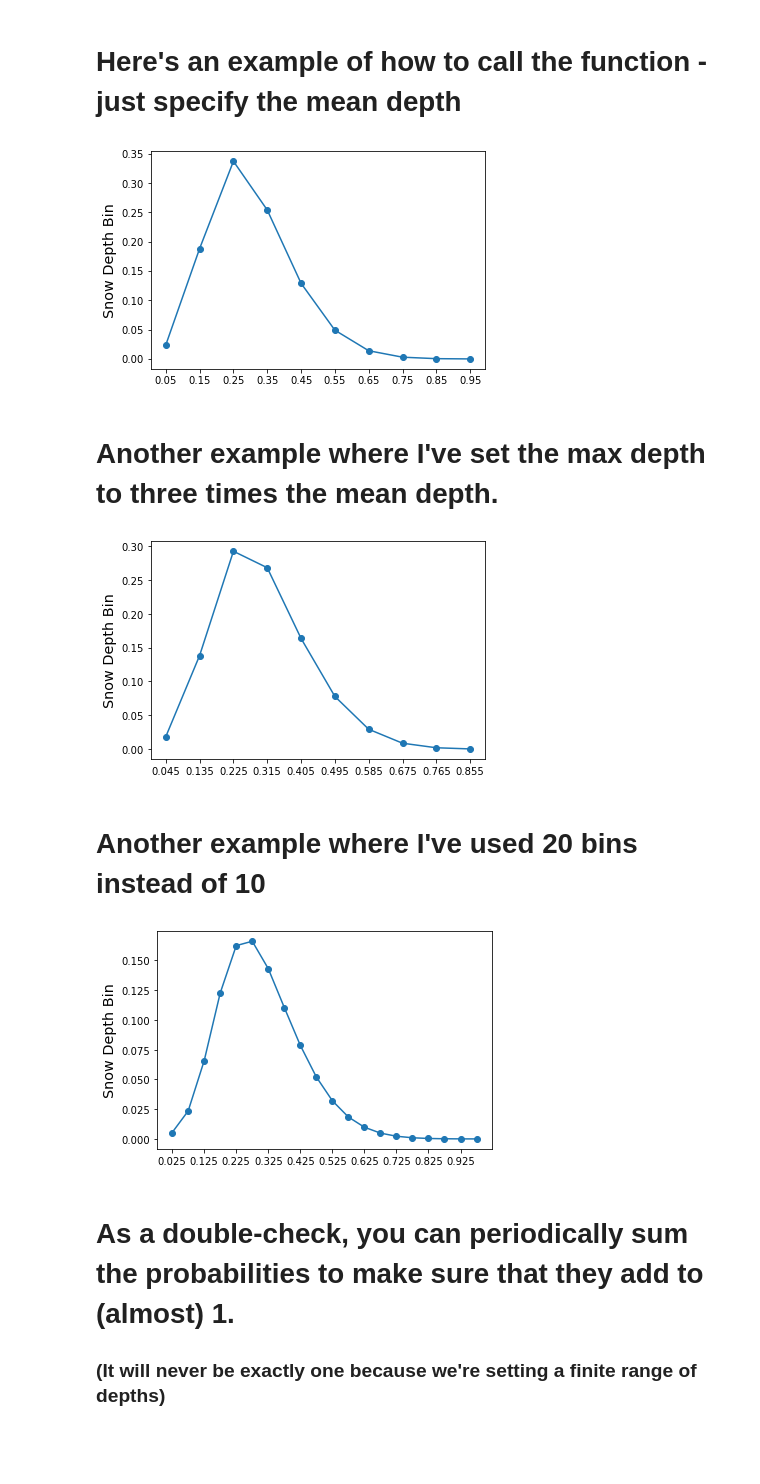
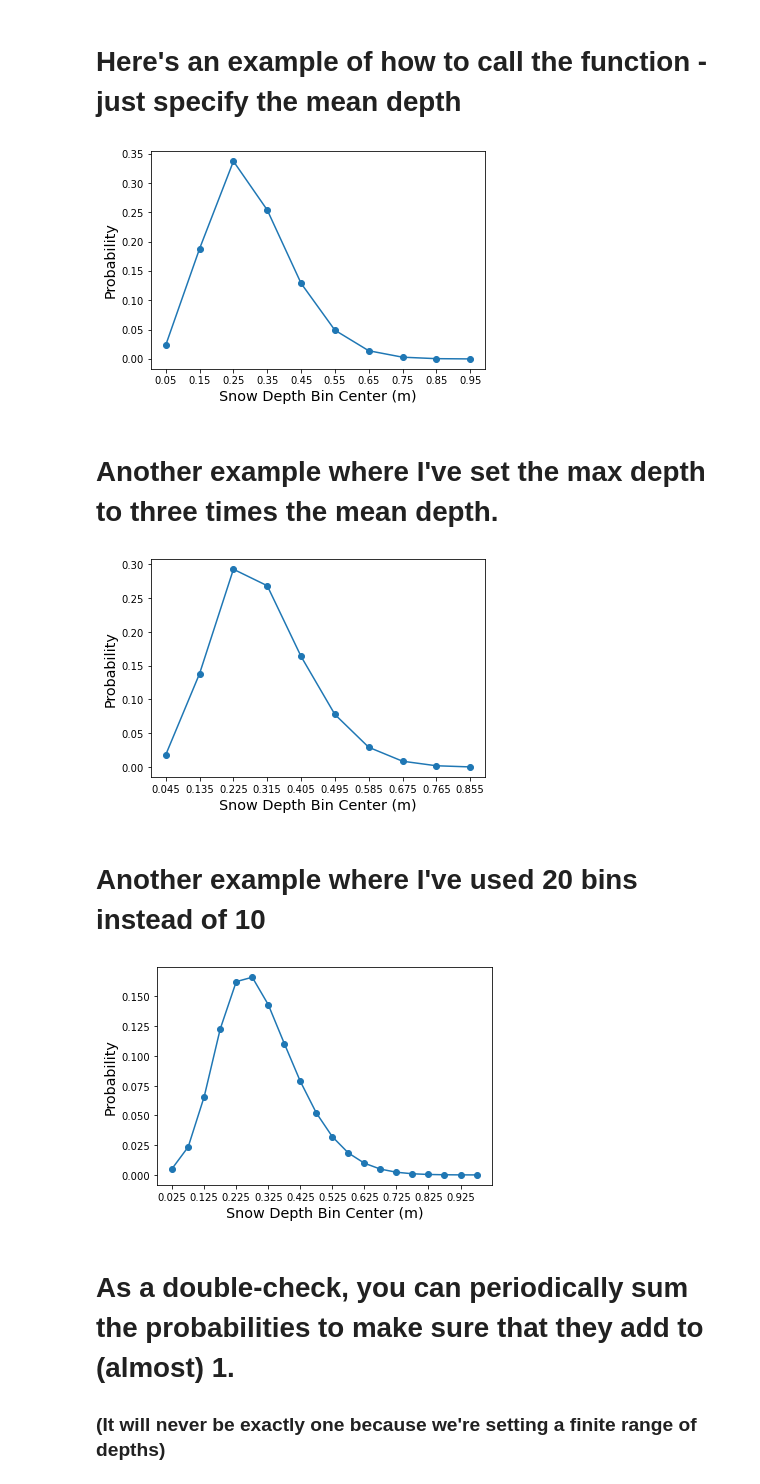
Before and after one commit to robbiemallett/light_sub_km, a Jupyter notebook: ten_bins.ipynb, the cells around one changed output. Drawn from its saved outputs; the diff is of its cells as text; code cells hidden in the pictures; blank space fills up the shorter version.

```diff
--- a/ten_bins.ipynb
+++ b/ten_bins.ipynb
@@ -11,8 +13,8 @@ statistics = {'a': 2.542562886886376,
   'CV': 0.41696167189340216,
              }
 # %%
-def get_std_from_mean(mean_depth, grad):
-    std = mean_depth * grad
+def get_std_from_mean(mean_depth, CV):
+    std = mean_depth * CV
     return (std)
 
 def depth_distribution_from_mean_depth_and_edges(mean_depth, dep_bin_edges, statistics):
@@ -51,15 +53,15 @@ def make_depth_dist(mean_depth,
 # %%
 bin_centres, probabilities = make_depth_dist(mean_depth=0.3)
 
 # Code below plots the output
 
 plt.plot(bin_centres,probabilities,marker='o')
 plt.ylabel('Probability',fontsize='x-large')
-plt.ylabel('Snow Depth Bin',fontsize='x-large')
+plt.xlabel('Snow Depth Bin Center (m)',fontsize='x-large')
 plt.xticks(bin_centres)
 plt.show()
 # %% [output]
-[figure, old version]
+[figure, new version]
 # %% [markdown]
 # Another example where I've set the max depth to three times the mean depth.
 # %%
@@ -68,11 +70,11 @@ bin_centres, probabilities = make_depth_dist(mean_depth=0.3,max_depth=3*0.3)
 
 plt.plot(bin_centres,probabilities,marker='o')
 plt.ylabel('Probability',fontsize='x-large')
-plt.ylabel('Snow Depth Bin',fontsize='x-large')
+plt.xlabel('Snow Depth Bin Center (m)',fontsize='x-large')
 plt.xticks(bin_centres)
 plt.show()
 # %% [output]
-[figure, old version]
+[figure, new version]
 # %% [markdown]
 # Another example where I've used 20 bins instead of 10
 # %%
@@ -81,11 +83,11 @@ bin_centres, probabilities = make_depth_dist(mean_depth=0.3,n_bins=20)
 
 plt.plot(bin_centres,probabilities,marker='o')
 plt.ylabel('Probability',fontsize='x-large')
-plt.ylabel('Snow Depth Bin',fontsize='x-large')
+plt.xlabel('Snow Depth Bin Center (m)',fontsize='x-large')
 plt.xticks(bin_centres[::2])
 plt.show()
 # %% [output]
-[figure, old version]
+[figure, new version]
 # %% [markdown]
 # As a double-check, you can periodically sum the probabilities to make sure that they add to (almost) 1.
 
```
Also changed, not shown: parts of 1 cell of this notebook.
